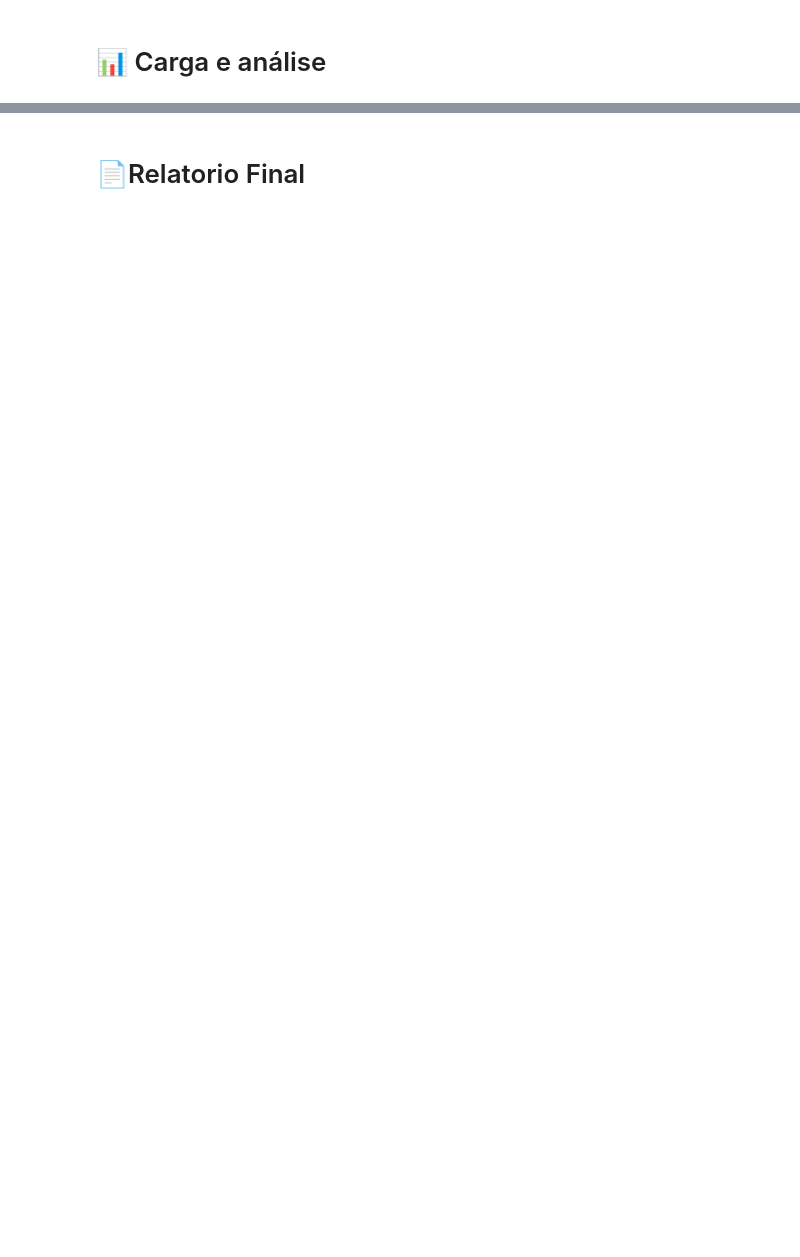
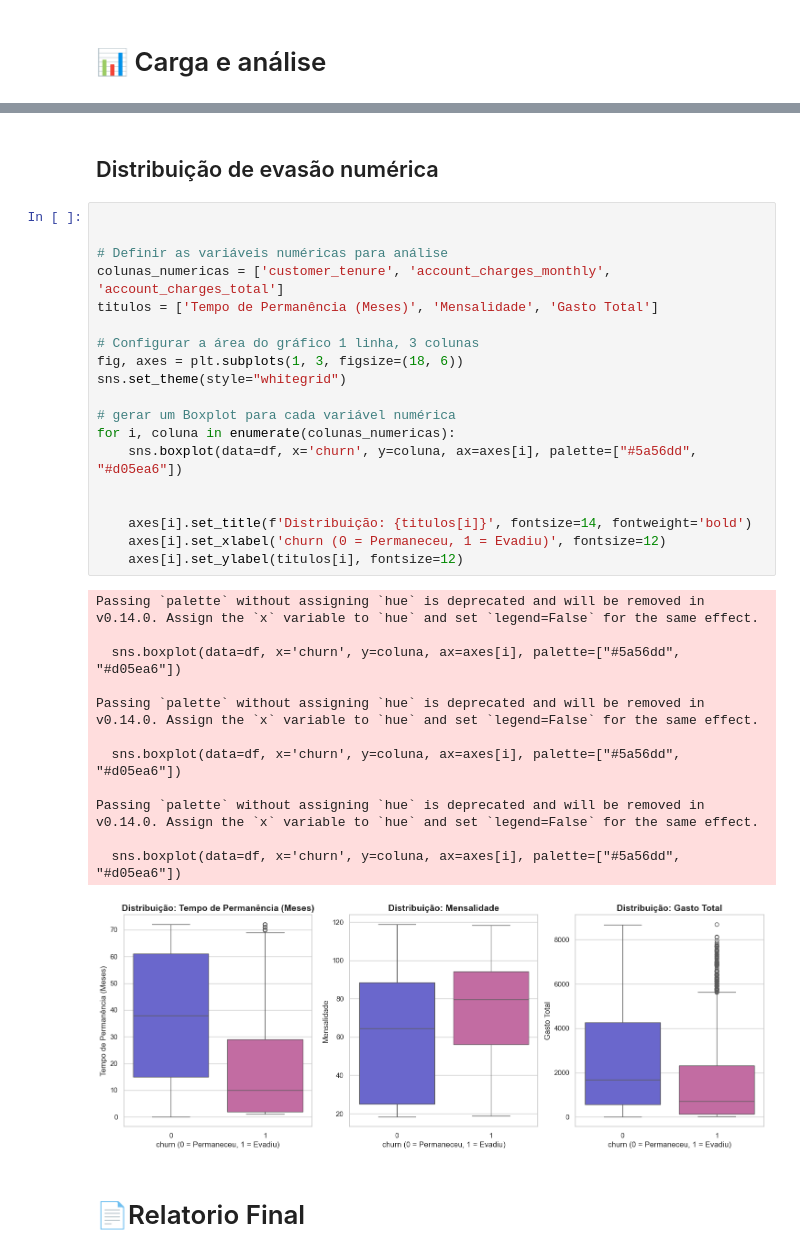
Before and after one commit to otaviorooliver/TelecomX1, a Jupyter notebook: TelecomX_BR.ipynb, the cells around one changed output, grey strips where cells are left out. Saved outputs shown, nothing was run; the diff lists cells and outputs as text; blank space fills up the shorter version.

Commit message:
análises completas

```diff
--- a/TelecomX_BR.ipynb
+++ b/TelecomX_BR.ipynb
@@ -262,2 +383,36 @@ df.describe()
+# %% [markdown]
+## Distribuição de evasão numérica
+# %%
+
+
+# Definir as variáveis numéricas para análise
+colunas_numericas = ['customer_tenure', 'account_charges_monthly', 'account_charges_total']
+titulos = ['Tempo de Permanência (Meses)', 'Mensalidade', 'Gasto Total']
+
+# Configurar a área do gráfico 1 linha, 3 colunas
+fig, axes = plt.subplots(1, 3, figsize=(18, 6))
+sns.set_theme(style="whitegrid")
+
+# gerar um Boxplot para cada variável numérica
+for i, coluna in enumerate(colunas_numericas):
+    sns.boxplot(data=df, x='churn', y=coluna, ax=axes[i], palette=["#5a56dd", "#d05ea6"])
+
+
+    axes[i].set_title(f'Distribuição: {titulos[i]}', fontsize=14, fontweight='bold')
+    axes[i].set_xlabel('churn (0 = Permaneceu, 1 = Evadiu)', fontsize=12)
+    axes[i].set_ylabel(titulos[i], fontsize=12)
+# %% [output]
+Passing `palette` without assigning `hue` is deprecated and will be removed in v0.14.0. Assign the `x` variable to `hue` and set `legend=False` for the same effect.
+
+  sns.boxplot(data=df, x='churn', y=coluna, ax=axes[i], palette=["#5a56dd", "#d05ea6"])
+
+Passing `palette` without assigning `hue` is deprecated and will be removed in v0.14.0. Assign the `x` variable to `hue` and set `legend=False` for the same effect.
+
+  sns.boxplot(data=df, x='churn', y=coluna, ax=axes[i], palette=["#5a56dd", "#d05ea6"])
+
+Passing `palette` without assigning `hue` is deprecated and will be removed in v0.14.0. Assign the `x` variable to `hue` and set `legend=False` for the same effect.
+
+  sns.boxplot(data=df, x='churn', y=coluna, ax=axes[i], palette=["#5a56dd", "#d05ea6"])
+[figure, added]
 # %% [markdown]
 # 📄Relatorio Final
```
Also changed, not shown: parts of 19 cells of this notebook.
